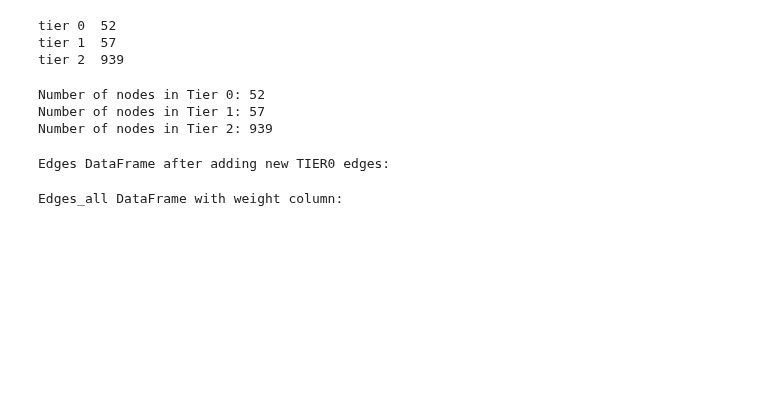
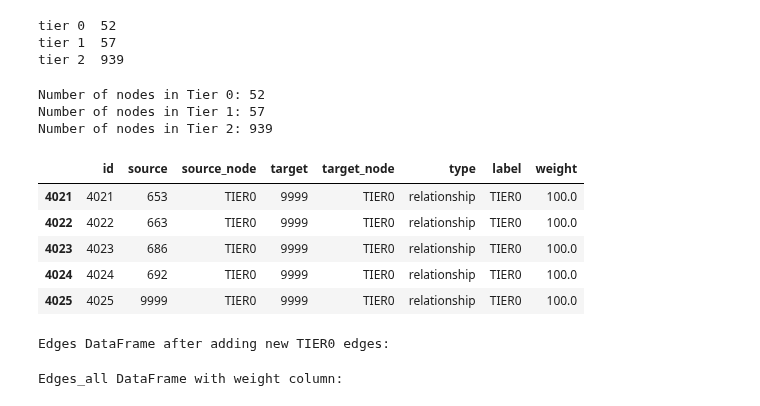
Before and after one commit to markajbell/BH, a Jupyter notebook: Stats_sec_1k.ipynb, the cells around one changed output. Drawn from its saved outputs; the diff is of its cells as text; code cells hidden in the pictures; blank space fills up the shorter version.

```diff
--- a/Stats_sec_1k.ipynb
+++ b/Stats_sec_1k.ipynb
@@ -356,6 +326,15 @@ for value in tier1_node_ids:
 
 for value in tier2_node_ids:
     nodes.loc[nodes['id'] == value, 'weight'] = 5
+# %%
+edges.tail()
+# %% [output]
+|  | id | source | source_node | target | target_node | type | label | weight |
+| 4021 | 4021 | 653 | TIER0 | 9999 | TIER0 | relationship | TIER0 | 100.0 |
+| 4022 | 4022 | 663 | TIER0 | 9999 | TIER0 | relationship | TIER0 | 100.0 |
+| 4023 | 4023 | 686 | TIER0 | 9999 | TIER0 | relationship | TIER0 | 100.0 |
+| 4024 | 4024 | 692 | TIER0 | 9999 | TIER0 | relationship | TIER0 | 100.0 |
+| 4025 | 4025 | 9999 | TIER0 | 9999 | TIER0 | relationship | TIER0 | 100.0 |
 # %%
 # prompt: for each value in tier0_node_ids add a new record in edges where start = value and end = new_node_id, label=TIER0,weight=100 id=id+1
 
```
Also changed, not shown: parts of 25 cells of this notebook.
